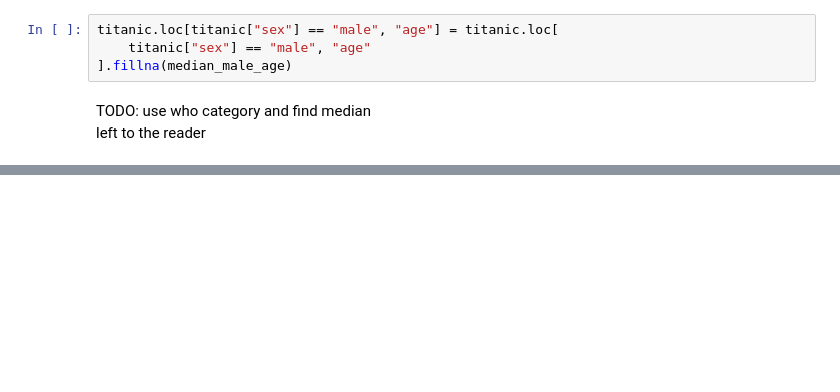
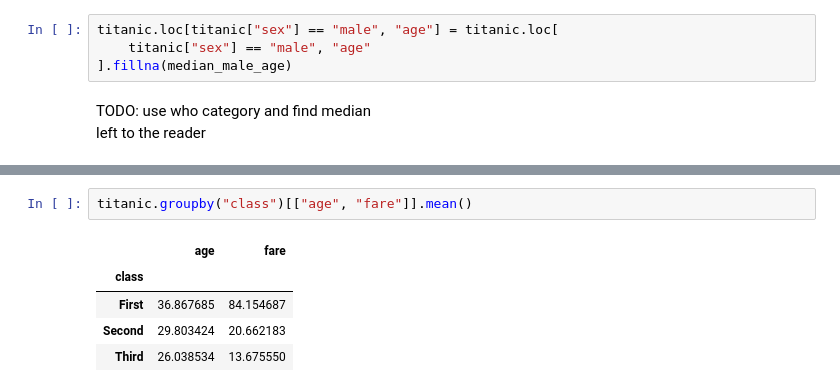
Before and after one commit to HakanAkerblom/Databehandling-Hakan-Akerblom, a Jupyter notebook: Code Alongs/L1_missing_aggregations.ipynb, the cells around one changed output, grey strips where cells are left out. Drawn from its saved outputs; the diff is of its cells as text; blank space fills up the shorter version.

```diff
--- a/Code Alongs/L1_missing_aggregations.ipynb
+++ b/Code Alongs/L1_missing_aggregations.ipynb
@@ -116,0 +352,8 @@ type(titanic)
+# %%
+titanic.groupby("class")[["age", "fare"]].mean()
+# %% [output]
+|  | age | fare |
+| class |  |  |
+| First | 36.867685 | 84.154687 |
+| Second | 29.803424 | 20.662183 |
+| Third | 26.038534 | 13.675550 |
```
Also changed, not shown: parts of 31 cells of this notebook, 11 other files.
